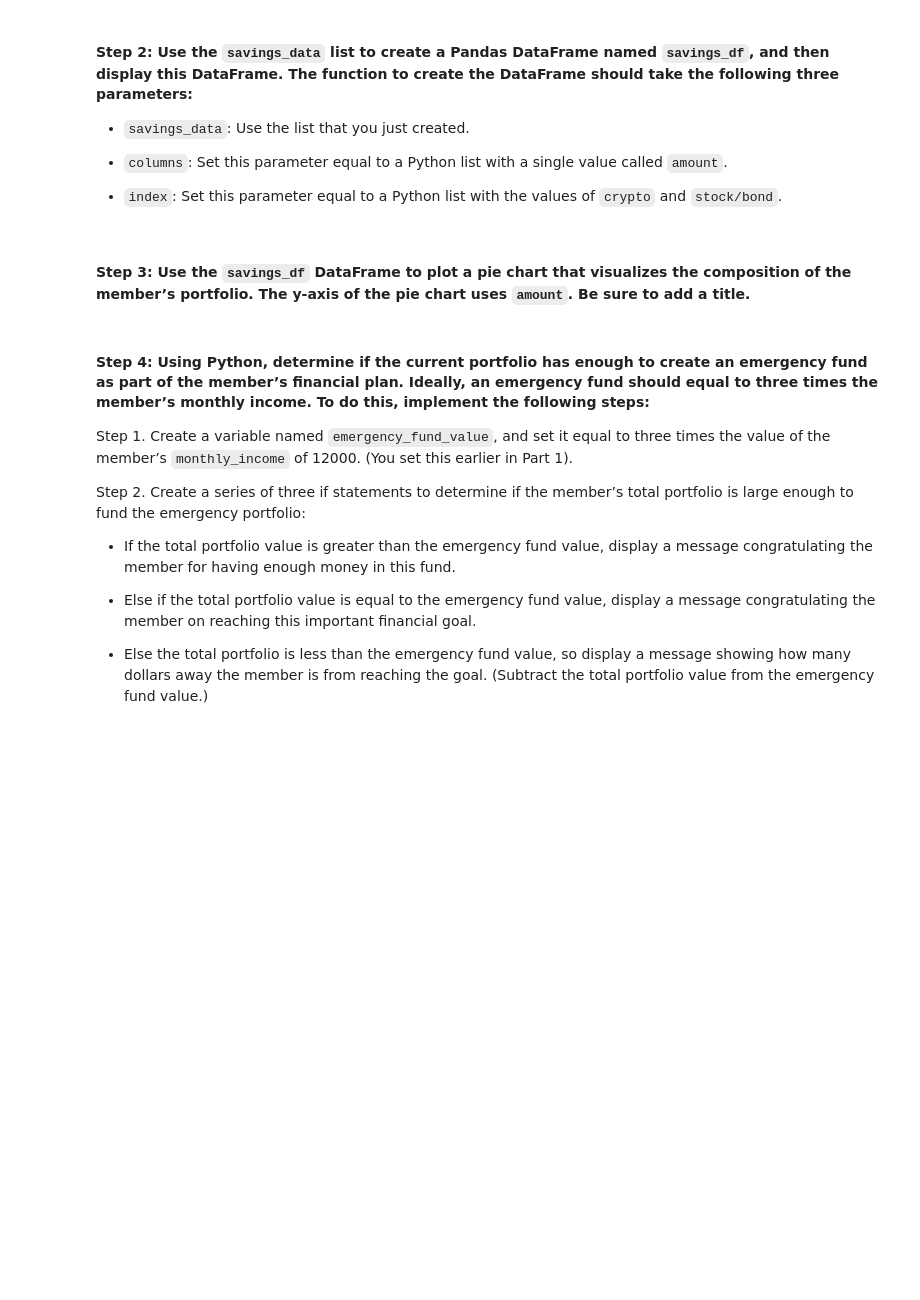
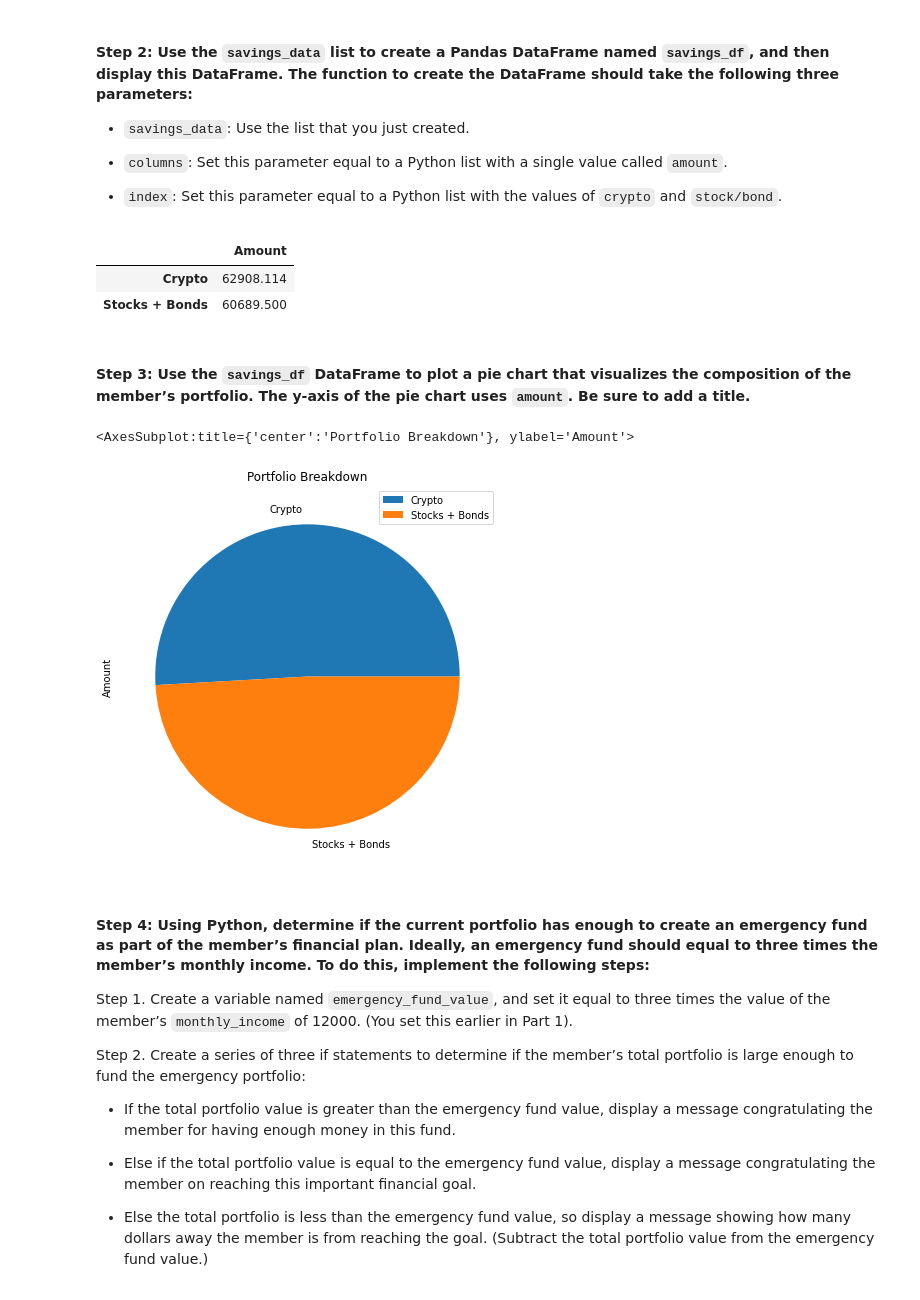
Before and after one commit to RJGiannini/Financial_Planner, a Jupyter notebook: financial_planning_tools.ipynb, the cells around one changed output. Drawn from its saved outputs; the diff is of its cells as text; code cells hidden in the pictures; blank space fills up the shorter version.

Commit message:
Evaluated, stock+bond holdings, crypto holdings, and emergency fund. Visualization was created for Portfolio Composite.

```diff
--- a/financial_planning_tools.ipynb
+++ b/financial_planning_tools.ipynb
@@ -245,7 +245,8 @@ prices_df
 # %%
 # Access the closing price for AGG from the Alpaca DataFrame
 # Converting the value to a floating point number
-agg_close_price = prices_df["AGG"]["close"]
+agg_close_price = float(prices_df["AGG"]["close"])
+
 
 # Print the AGG closing price
 print(agg_close_price)
@@ -256,7 +255,8 @@ Name: close, dtype: float64
 # %%
 # Access the closing price for SPY from the Alpaca DataFrame
 # Converting the value to a floating point number
-spy_close_price = prices_df["SPY"]["close"]
+spy_close_price = float(prices_df["SPY"]["close"])
+
 
 # Print the SPY closing price
 print(spy_close_price)
@@ -339,7 +329,7 @@ In this section, you’ll use the valuations for the cryptocurrency wallet and f
 #### Step 1: Create a Python list named `savings_data` that has two elements. The first element contains the total value of the cryptocurrency wallet. The second element contains the total value of the stock and bond portions of the portfolio.
 # %%
 # Consolidate financial assets data into a Python list
-# YOUR CODE HERE
+savings_data = [total_crypto_wallet,total_stocks_bonds]
 
 # Review the Python list savings_data
-# YOUR CODE HERE
+savings_data
@@ -353,15 +345,22 @@ In this section, you’ll use the valuations for the cryptocurrency wallet and f
 - `index`: Set this parameter equal to a Python list with the values of `crypto` and `stock/bond`.
 # %%
 # Create a Pandas DataFrame called savings_df
-# YOUR CODE HERE
+savings_df = pd.DataFrame(savings_data, index=["Crypto", "Stocks + Bonds"], columns=['Amount'])
 
 # Display the savings_df DataFrame
-# YOUR CODE HERE
+savings_df.head()
+# %% [output]
+|  | Amount |
+| Crypto | 62908.114 |
+| Stocks + Bonds | 60689.500 |
 # %% [markdown]
 #### Step 3: Use the `savings_df` DataFrame to plot a pie chart that visualizes the composition of the member’s portfolio. The y-axis of the pie chart uses `amount`. Be sure to add a title.
 # %%
 # Plot the total value of the member's portfolio (crypto and stock/bond) in a pie chart
-# YOUR CODE HERE
+savings_df.plot.pie(figsize=(10,7), y='Amount', title='Portfolio Breakdown')
+# %% [output]
+<AxesSubplot:title={'center':'Portfolio Breakdown'}, ylabel='Amount'>
+[figure, added]
 # %% [markdown]
 #### Step 4: Using Python, determine if the current portfolio has enough to create an emergency fund as part of the member’s financial plan. Ideally, an emergency fund should equal to three times the member’s monthly income. To do this, implement the following steps:
 
```
Also changed, not shown: parts of 22 cells of this notebook.
